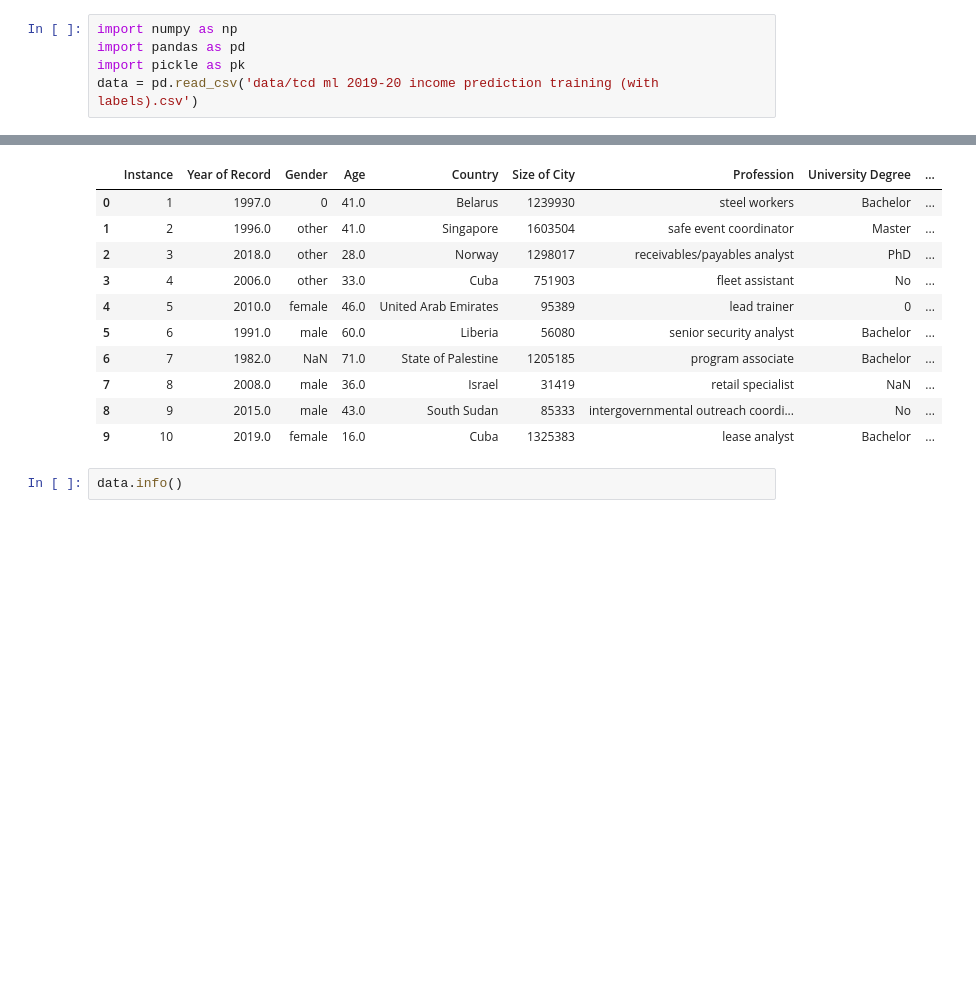
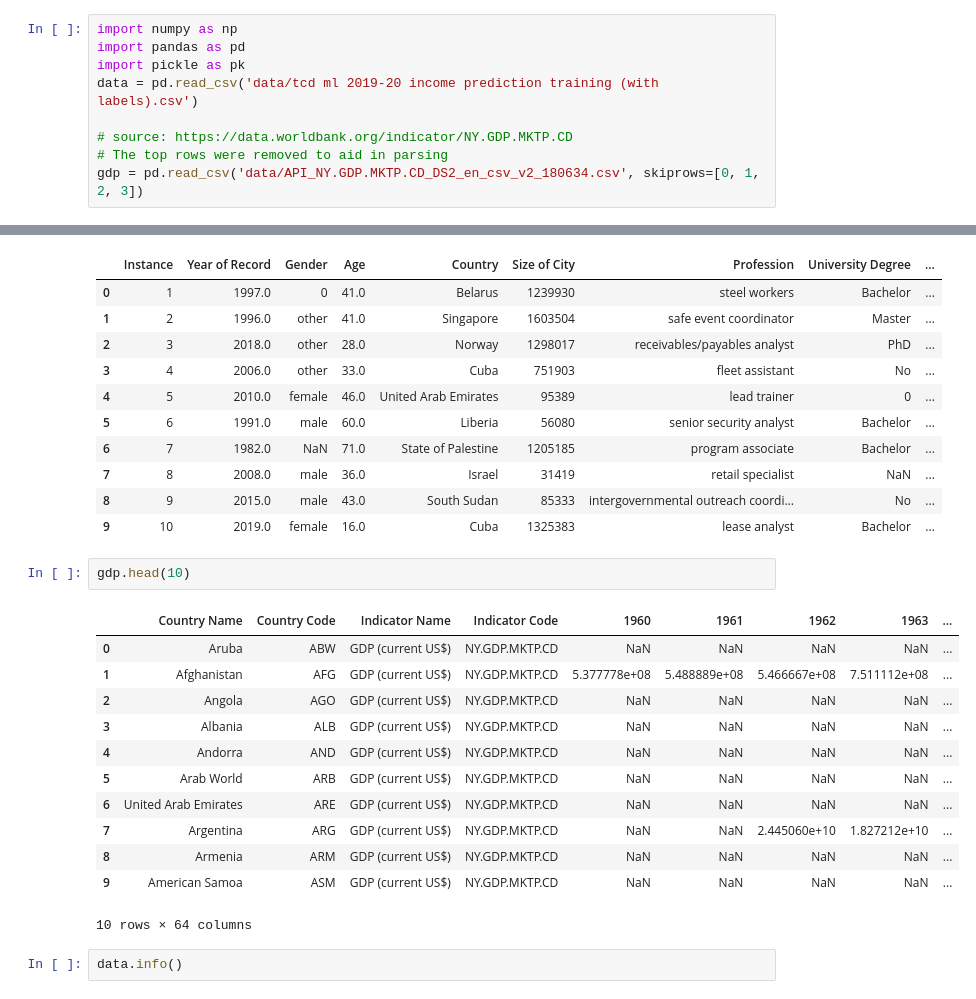
Before and after one commit to daniel-dennis/TCD-ML-1, a Jupyter notebook: exp.ipynb, the cells around one changed output, grey strips where cells are left out. Saved outputs shown, nothing was run; the diff lists cells and outputs as text; blank space fills up the shorter version.

```diff
--- a/exp.ipynb
+++ b/exp.ipynb
@@ -3,6 +3,10 @@ import numpy as np
 import pandas as pd
 import pickle as pk
 data = pd.read_csv('data/tcd ml 2019-20 income prediction training (with labels).csv')
+
+# source: https://data.worldbank.org/indicator/NY.GDP.MKTP.CD
+# The top rows were removed to aid in parsing
+gdp = pd.read_csv('data/API_NY.GDP.MKTP.CD_DS2_en_csv_v2_180634.csv', skiprows=[0, 1, 2, 3])
 # %% [markdown]
 # Preview and visualise data
 # %%
@@ -19,6 +23,21 @@ data.head(10)
 | 7 | 8 | 2008.0 | male | 36.0 | Israel | 31419 | retail specialist | NaN | ... |
 | 8 | 9 | 2015.0 | male | 43.0 | South Sudan | 85333 | intergovernmental outreach coordi... | No | ... |
 | 9 | 10 | 2019.0 | female | 16.0 | Cuba | 1325383 | lease analyst | Bachelor | ... |
+# %%
+gdp.head(10)
+# %% [output]
+|  | Country Name | Country Code | Indicator Name | Indicator Code | 1960 | 1961 | 1962 | 1963 | ... |
+| 0 | Aruba | ABW | GDP (current US$) | NY.GDP.MKTP.CD | NaN | NaN | NaN | NaN | ... |
+| 1 | Afghanistan | AFG | GDP (current US$) | NY.GDP.MKTP.CD | 5.377778e+08 | 5.488889e+08 | 5.466667e+08 | 7.511112e+08 | ... |
+| 2 | Angola | AGO | GDP (current US$) | NY.GDP.MKTP.CD | NaN | NaN | NaN | NaN | ... |
+| 3 | Albania | ALB | GDP (current US$) | NY.GDP.MKTP.CD | NaN | NaN | NaN | NaN | ... |
+| 4 | Andorra | AND | GDP (current US$) | NY.GDP.MKTP.CD | NaN | NaN | NaN | NaN | ... |
+| 5 | Arab World | ARB | GDP (current US$) | NY.GDP.MKTP.CD | NaN | NaN | NaN | NaN | ... |
+| 6 | United Arab Emirates | ARE | GDP (current US$) | NY.GDP.MKTP.CD | NaN | NaN | NaN | NaN | ... |
+| 7 | Argentina | ARG | GDP (current US$) | NY.GDP.MKTP.CD | NaN | NaN | 2.445060e+10 | 1.827212e+10 | ... |
+| 8 | Armenia | ARM | GDP (current US$) | NY.GDP.MKTP.CD | NaN | NaN | NaN | NaN | ... |
+| 9 | American Samoa | ASM | GDP (current US$) | NY.GDP.MKTP.CD | NaN | NaN | NaN | NaN | ... |
+10 rows × 64 columns
 # %%
 data.info()
 # %% [output]
```
Also changed, not shown: parts of 12 cells of this notebook, 10 other files.
